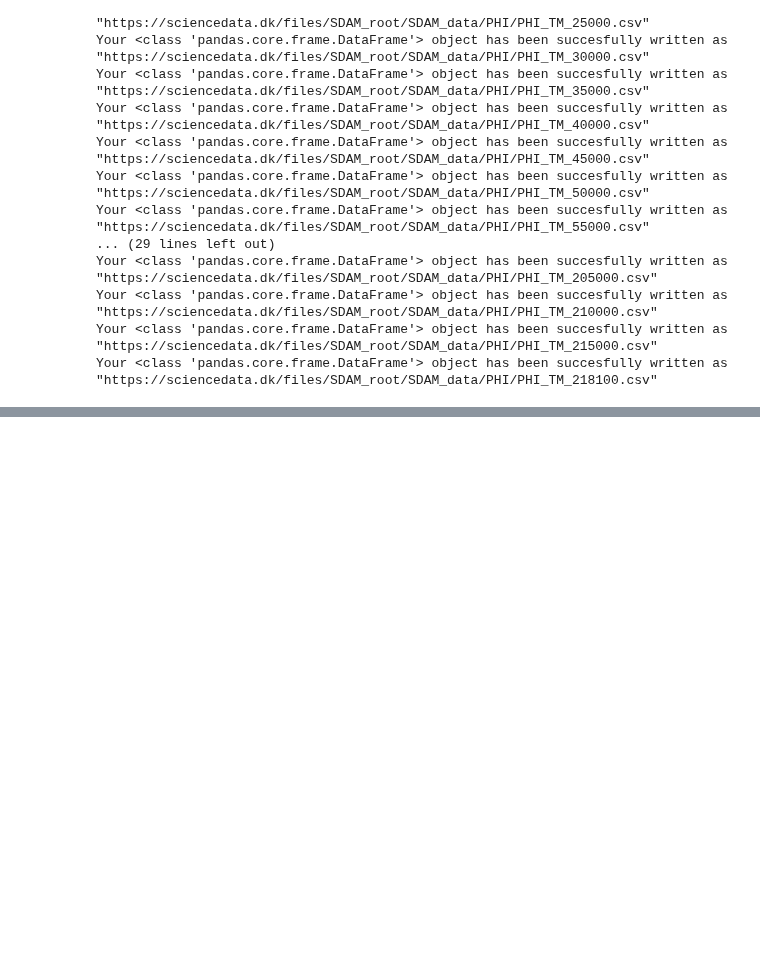
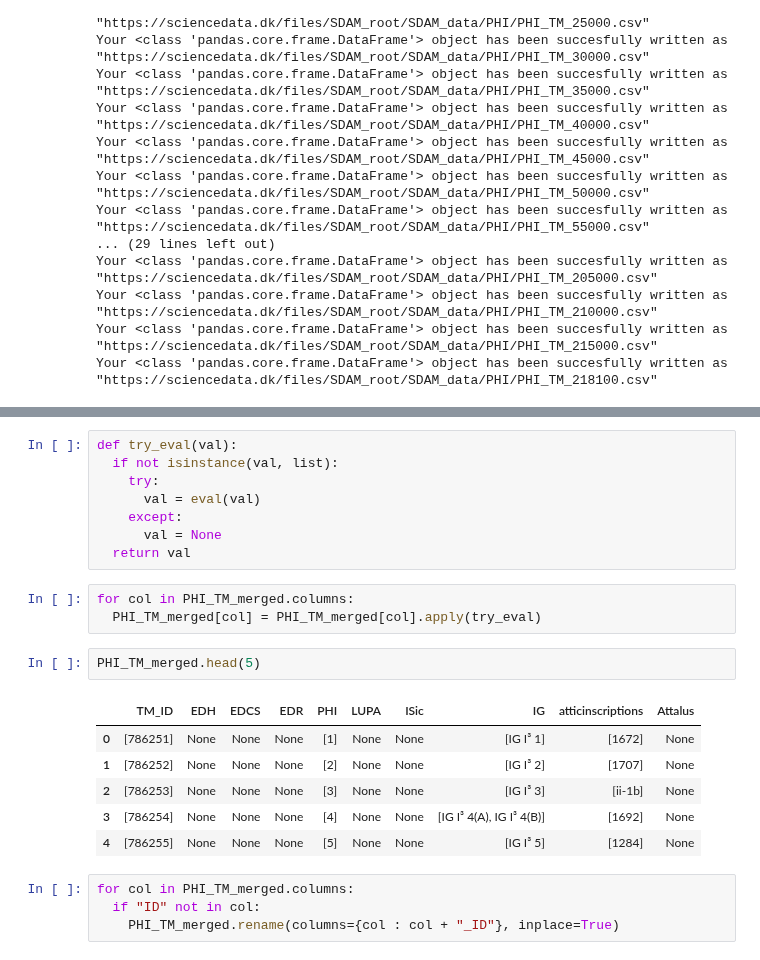
Before and after one commit to sdam-au/GI_ETL, a Jupyter notebook: scripts/phi_trismegistos_colab.ipynb, the cells around one changed output, grey strips where cells are left out. Drawn from its saved outputs; the diff is of its cells as text; blank space fills up the shorter version.

```diff
--- a/scripts/phi_trismegistos_colab.ipynb
+++ b/scripts/phi_trismegistos_colab.ipynb
@@ -185,0 +292,24 @@ Your <class 'pandas.core.frame.DataFrame'> object has been succesfully written a
+# %%
+def try_eval(val):
+  if not isinstance(val, list):
+    try:
+      val = eval(val)
+    except:
+      val = None
+  return val
+# %%
+for col in PHI_TM_merged.columns:
+  PHI_TM_merged[col] = PHI_TM_merged[col].apply(try_eval)
+# %%
+PHI_TM_merged.head(5)
+# %% [output]
+|  | TM_ID | EDH | EDCS | EDR | PHI | LUPA | ISic | IG | atticinscriptions | Attalus |
+| 0 | [786251] | None | None | None | [1] | None | None | [IG I³ 1] | [1672] | None |
+| 1 | [786252] | None | None | None | [2] | None | None | [IG I³ 2] | [1707] | None |
+| 2 | [786253] | None | None | None | [3] | None | None | [IG I³ 3] | [ii-1b] | None |
+| 3 | [786254] | None | None | None | [4] | None | None | [IG I³ 4(A), IG I³ 4(B)] | [1692] | None |
+| 4 | [786255] | None | None | None | [5] | None | None | [IG I³ 5] | [1284] | None |
+# %%
+for col in PHI_TM_merged.columns:
+  if "ID" not in col:
+    PHI_TM_merged.rename(columns={col : col + "_ID"}, inplace=True)
```
Also changed, not shown: parts of 17 cells of this notebook.
